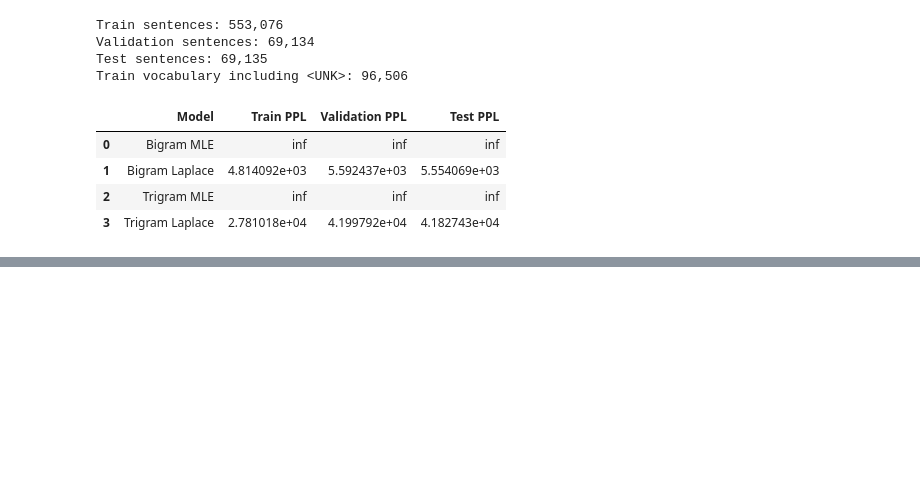
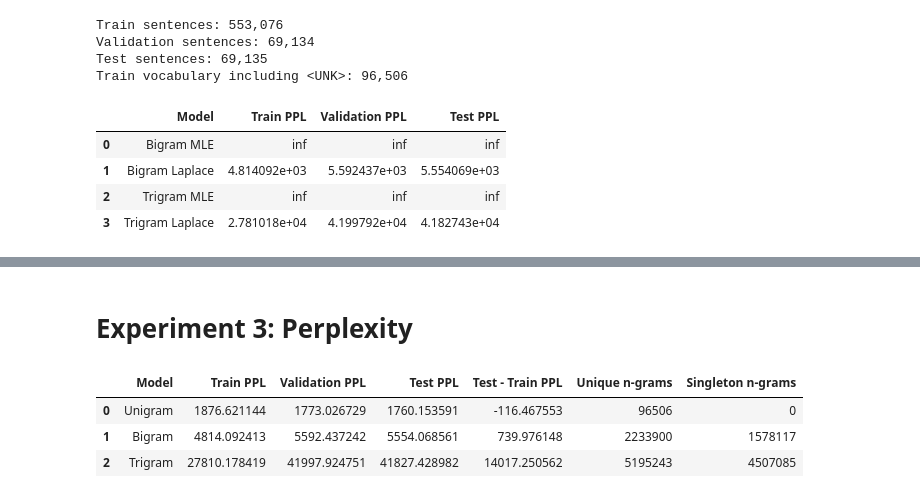
Before and after one commit to Tralaiday/NLP, a Jupyter notebook: Lab2/src/experiments.ipynb, the cells around one changed output, grey strips where cells are left out. Drawn from its saved outputs; the diff is of its cells as text; code cells hidden in the pictures; blank space fills up the shorter version.

```diff
--- a/Lab2/src/experiments.ipynb
+++ b/Lab2/src/experiments.ipynb
@@ -325,0 +238,38 @@ display(
+# %% [markdown]
+# Experiment 3: Perplexity
+# %%
+# So sanh ba bac n-gram bang Laplace de PPL luon huu han.
+experiment_3_models = {
+    'Unigram': NGramLanguageModel(n=1, smoothing=True),
+    'Bigram': NGramLanguageModel(n=2, smoothing=True),
+    'Trigram': NGramLanguageModel(n=3, smoothing=True),
+}
+
+for model in experiment_3_models.values():
+    model.fit(train_processed)
+
+experiment_3_rows = []
+for model_name, model in experiment_3_models.items():
+    train_ppl = corpus_perplexity(model, train_processed)
+    validation_ppl = corpus_perplexity(model, valid_processed)
+    test_ppl = corpus_perplexity(model, test_processed)
+
+    experiment_3_rows.append({
+        'Model': model_name,
+        'Train PPL': train_ppl,
+        'Validation PPL': validation_ppl,
+        'Test PPL': test_ppl,
+        'Test - Train PPL': test_ppl - train_ppl,
+        'Unique n-grams': len(model.ngram_counts),
+        'Singleton n-grams': sum(
+            count == 1 for count in model.ngram_counts.values()
+        ),
+    })
+
+experiment_3_results = pd.DataFrame(experiment_3_rows)
+experiment_3_results.sort_values('Test PPL')
+# %% [output]
+|  | Model | Train PPL | Validation PPL | Test PPL | Test - Train PPL | Unique n-grams | Singleton n-grams |
+| 0 | Unigram | 1876.621144 | 1773.026729 | 1760.153591 | -116.467553 | 96506 | 0 |
+| 1 | Bigram | 4814.092413 | 5592.437242 | 5554.068561 | 739.976148 | 2233900 | 1578117 |
+| 2 | Trigram | 27810.178419 | 41997.924751 | 41827.428982 | 14017.250562 | 5195243 | 4507085 |
```
Also changed, not shown: parts of 19 cells of this notebook, 1 other file.
